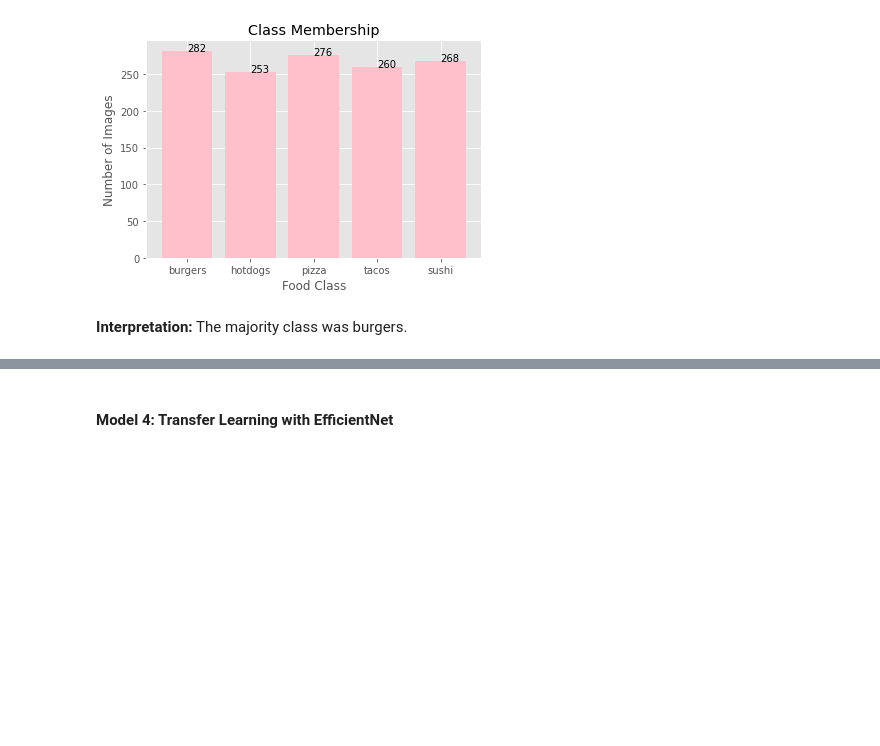
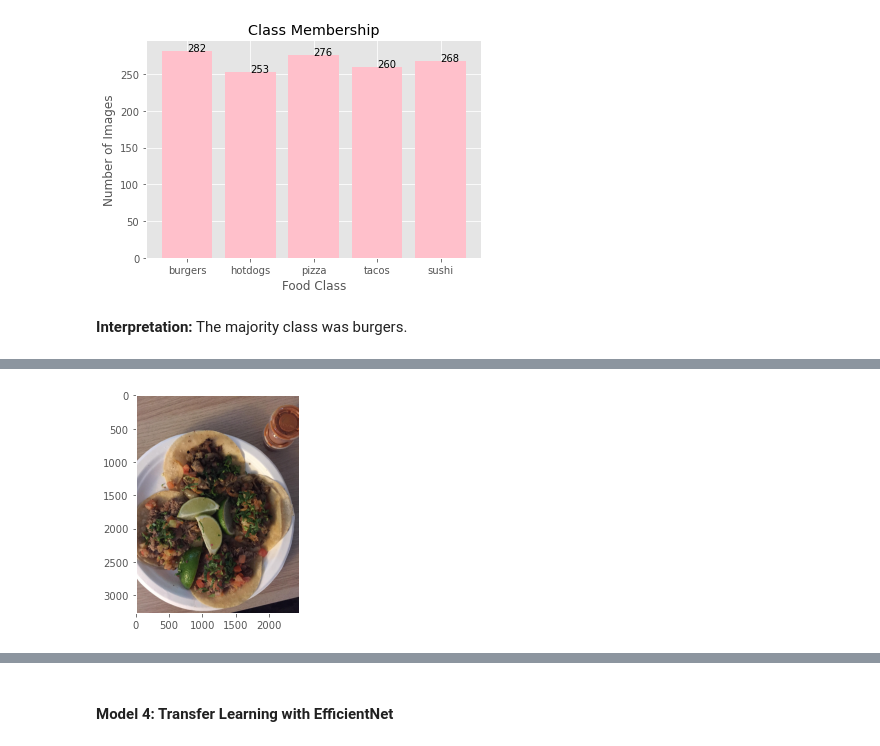
Before and after one commit to choiseun/food-image-classification-via-CNNs, a Jupyter notebook: code/03-preprocessing-modeling-data-visualization.ipynb, the cells around one changed output, grey strips where cells are left out. Saved outputs shown, nothing was run; the diff lists cells and outputs as text; code cells hidden in the pictures; blank space fills up the shorter version.

```diff
--- a/code/03-preprocessing-modeling-data-visualization.ipynb
+++ b/code/03-preprocessing-modeling-data-visualization.ipynb
@@ -600,0 +625,8 @@ plt.show();
+# %%
+# Example of a taco image
+taco_demo = load_img('../images/tacos/tacos_202.jpg')
+taco_demo_array = img_to_array(taco_demo)
+plt.imshow(taco_demo_array/255)
+plt.grid(None);
+# %% [output]
+[figure, added]
```
Also changed, not shown: parts of 5 cells of this notebook, 8 other files.
